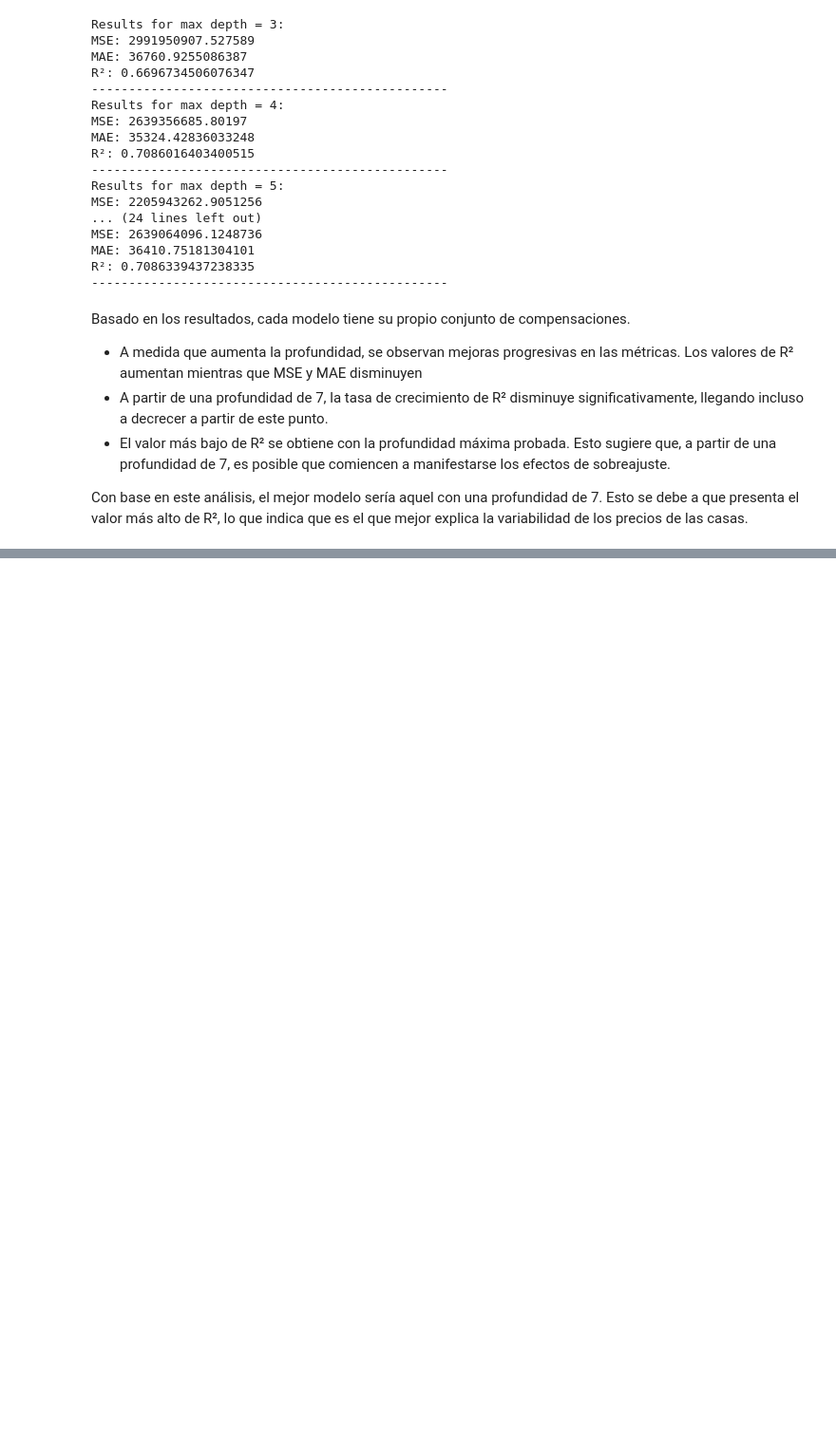
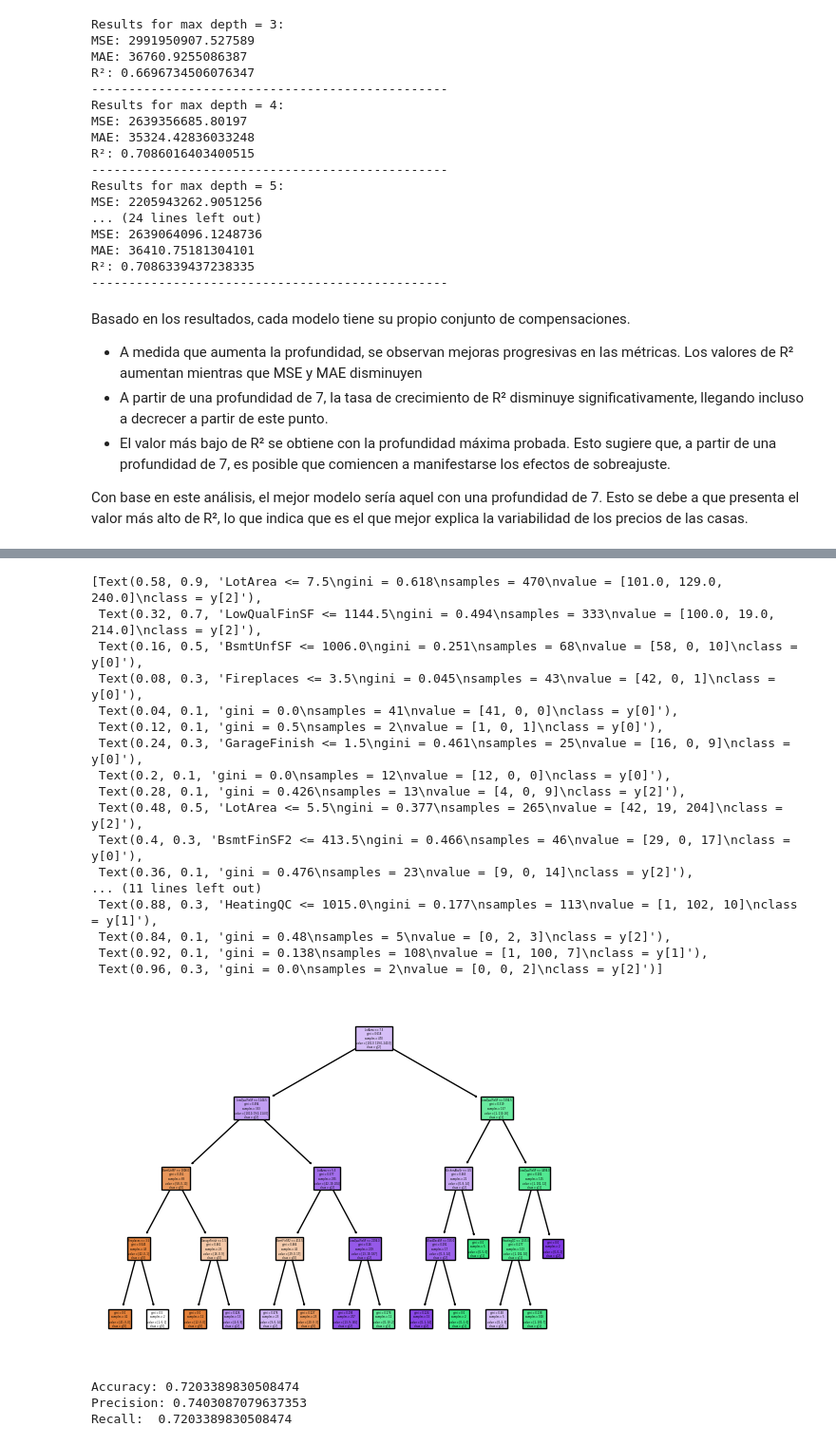
Before and after one commit to Andrea-gt/dm-hw-dt, a Jupyter notebook: answerSheet.ipynb, the cells around one changed output, grey strips where cells are left out. Shown at 95% size. Saved outputs shown, nothing was run; the diff lists cells and outputs as text; code cells hidden in the pictures; blank space fills up the shorter version.

Commit message:
feat: SalePrice Classification & Random Forest

```diff
--- a/answerSheet.ipynb
+++ b/answerSheet.ipynb
@@ -209,0 +224,14 @@ Con base en este análisis, el mejor modelo sería aquel con una profundidad de
+# %%
+df_cp = df.copy()
+
+conditions = [
+    (df_cp['SalePrice'] < 150000),
+    (df_cp['SalePrice'] >= 150000) & (df_cp['SalePrice'] <= 250000),
+    (df_cp['SalePrice'] > 250000)
+]
+
+labels = ['economical', 'intermediate', 'expensive']
+
+df_cp['SalePriceCategory'] = np.select(conditions, labels)
+
+df_cp
@@ -209,0 +252,38 @@ Con base en este análisis, el mejor modelo sería aquel con una profundidad de
+# %%
+y = df_cp.pop('SalePriceCategory')
+X = df_cp.loc[:, ~df.columns.isin(['Id', 'SalePrice'])]
+# %%
+X_train, X_test, y_train, y_test = train_test_split(X, y, test_size=0.2, train_size=0.8, random_state=random_state)
+# %%
+clf = DecisionTreeClassifier(max_depth=4, random_state=random_state)
+clf = clf.fit(X_train, y_train)
+y_pred = clf.predict(X_test)
+# %%
+tree.plot_tree(clf,feature_names=df.columns, class_names=True, filled=True)
+# %% [output]
+[Text(0.58, 0.9, 'LotArea <= 7.5\ngini = 0.618\nsamples = 470\nvalue = [101.0, 129.0, 240.0]\nclass = y[2]'),
+ Text(0.32, 0.7, 'LowQualFinSF <= 1144.5\ngini = 0.494\nsamples = 333\nvalue = [100.0, 19.0, 214.0]\nclass = y[2]'),
+ Text(0.16, 0.5, 'BsmtUnfSF <= 1006.0\ngini = 0.251\nsamples = 68\nvalue = [58, 0, 10]\nclass = y[0]'),
+ Text(0.08, 0.3, 'Fireplaces <= 3.5\ngini = 0.045\nsamples = 43\nvalue = [42, 0, 1]\nclass = y[0]'),
+ Text(0.04, 0.1, 'gini = 0.0\nsamples = 41\nvalue = [41, 0, 0]\nclass = y[0]'),
+ Text(0.12, 0.1, 'gini = 0.5\nsamples = 2\nvalue = [1, 0, 1]\nclass = y[0]'),
+ Text(0.24, 0.3, 'GarageFinish <= 1.5\ngini = 0.461\nsamples = 25\nvalue = [16, 0, 9]\nclass = y[0]'),
+ Text(0.2, 0.1, 'gini = 0.0\nsamples = 12\nvalue = [12, 0, 0]\nclass = y[0]'),
+ Text(0.28, 0.1, 'gini = 0.426\nsamples = 13\nvalue = [4, 0, 9]\nclass = y[2]'),
+ Text(0.48, 0.5, 'LotArea <= 5.5\ngini = 0.377\nsamples = 265\nvalue = [42, 19, 204]\nclass = y[2]'),
+ Text(0.4, 0.3, 'BsmtFinSF2 <= 413.5\ngini = 0.466\nsamples = 46\nvalue = [29, 0, 17]\nclass = y[0]'),
+ Text(0.36, 0.1, 'gini = 0.476\nsamples = 23\nvalue = [9, 0, 14]\nclass = y[2]'),
+... (11 lines left out)
+ Text(0.88, 0.3, 'HeatingQC <= 1015.0\ngini = 0.177\nsamples = 113\nvalue = [1, 102, 10]\nclass = y[1]'),
+ Text(0.84, 0.1, 'gini = 0.48\nsamples = 5\nvalue = [0, 2, 3]\nclass = y[2]'),
+ Text(0.92, 0.1, 'gini = 0.138\nsamples = 108\nvalue = [1, 100, 7]\nclass = y[1]'),
+ Text(0.96, 0.3, 'gini = 0.0\nsamples = 2\nvalue = [0, 0, 2]\nclass = y[2]')]
+[figure, added]
+# %%
+print ("Accuracy:", accuracy_score(y_test, y_pred))
+print ("Precision:", precision_score(y_test,y_pred,average='weighted') )
+print ("Recall: ", recall_score(y_test,y_pred,average='weighted'))
+# %% [output]
+Accuracy: 0.7203389830508474
+Precision: 0.7403087079637353
+Recall:  0.7203389830508474
```
Also changed, not shown: parts of 13 cells of this notebook.
